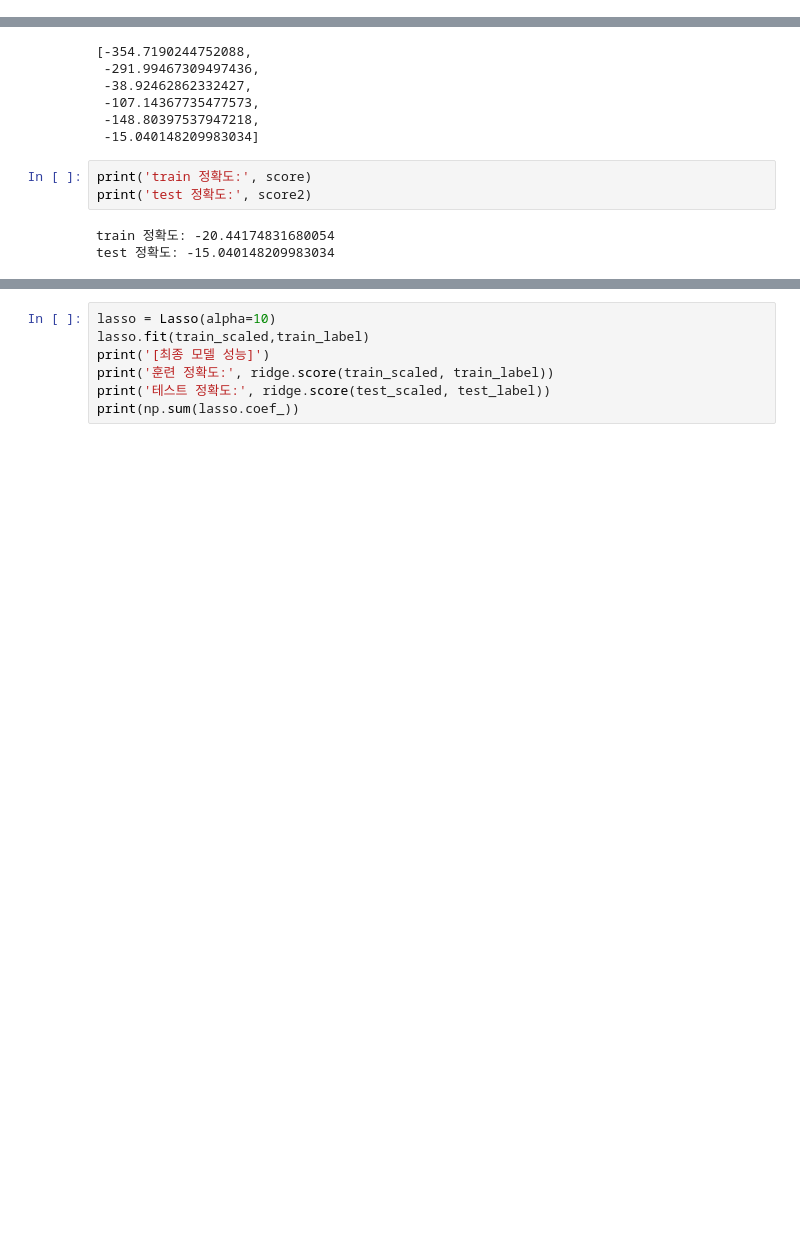
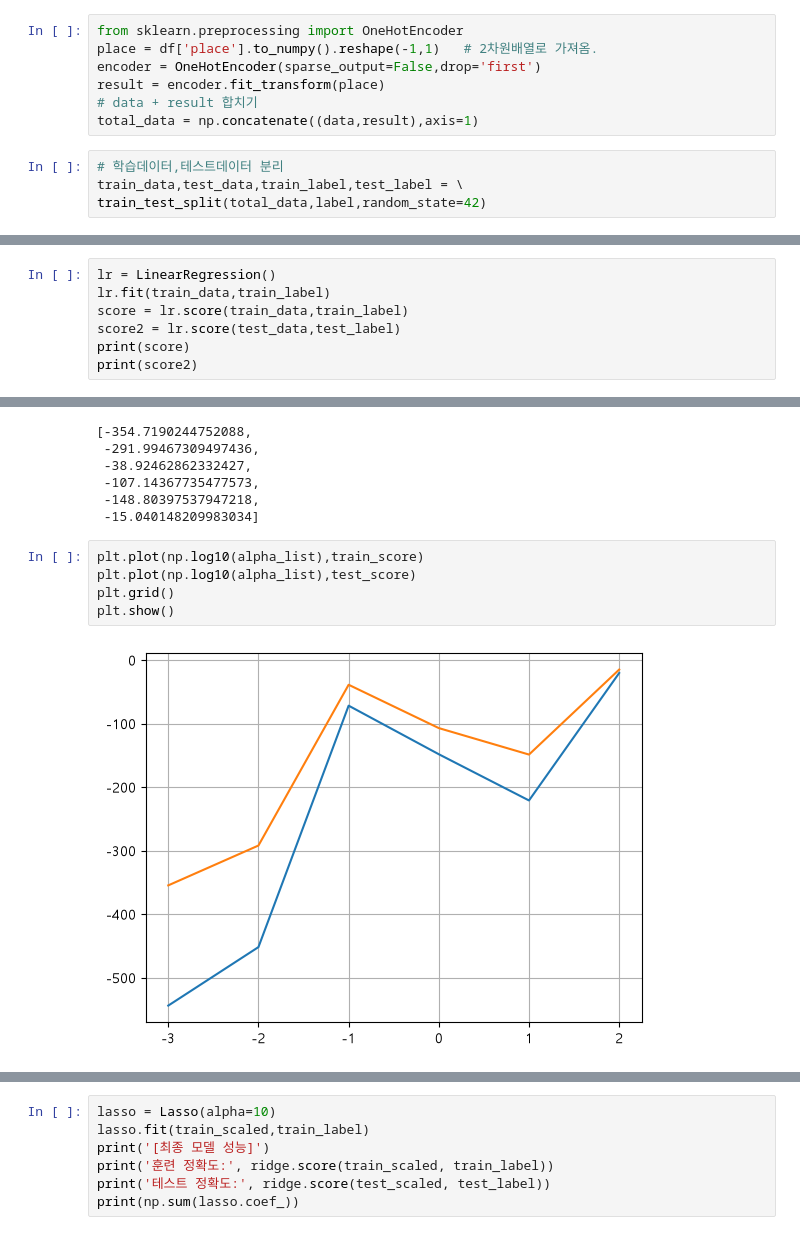
Before and after one commit to EPONINEE26/aix_learn_1106, a Jupyter notebook: p1111/p1111_08.ipynb, the cells around one changed output, grey strips where cells are left out. Drawn from its saved outputs; the diff is of its cells as text; blank space fills up the shorter version.

```diff
--- a/p1111/p1111_08.ipynb
+++ b/p1111/p1111_08.ipynb
@@ -42,3 +47,14 @@ label
 # %% [output]
 array([ 10,   8,  14,  26,  22,  30,  42,  48,  38,  58,  60,  72,  62,
         68,  72,  58,  76,  86,  90, 100])
+# %%
+from sklearn.preprocessing import OneHotEncoder
+place = df['place'].to_numpy().reshape(-1,1)   # 2차원배열로 가져옴.
+encoder = OneHotEncoder(sparse_output=False,drop='first')
+result = encoder.fit_transform(place)
+# data + result 합치기
+total_data = np.concatenate((data,result),axis=1)
+# %%
+# 학습데이터,테스트데이터 분리
+train_data,test_data,train_label,test_label = \
+train_test_split(total_data,label,random_state=42)
@@ -126,3 +157,10 @@ train_label
 # %% [output]
 array([ 30,  72,  26,  90,  76,  68,  14,  58, 100,  22,  62,  48,  60,
         72,  42])
+# %%
+lr = LinearRegression()
+lr.fit(train_data,train_label)
+score = lr.score(train_data,train_label)
+score2 = lr.score(test_data,test_label)
+print(score)
+print(score2)
@@ -177,9 +247,10 @@ test_score
  -107.14367735477573,
  -148.80397537947218,
  -15.040148209983034]
-# %%
-print('train 정확도:', score)
-print('test 정확도:', score2)
-# %% [output]
-train 정확도: -20.44174831680054
-test 정확도: -15.040148209983034
+# %%
+plt.plot(np.log10(alpha_list),train_score)
+plt.plot(np.log10(alpha_list),test_score)
+plt.grid()
+plt.show()
+# %% [output]
+[figure, added]
```
Also changed, not shown: parts of 11 cells of this notebook, 2 other files.
